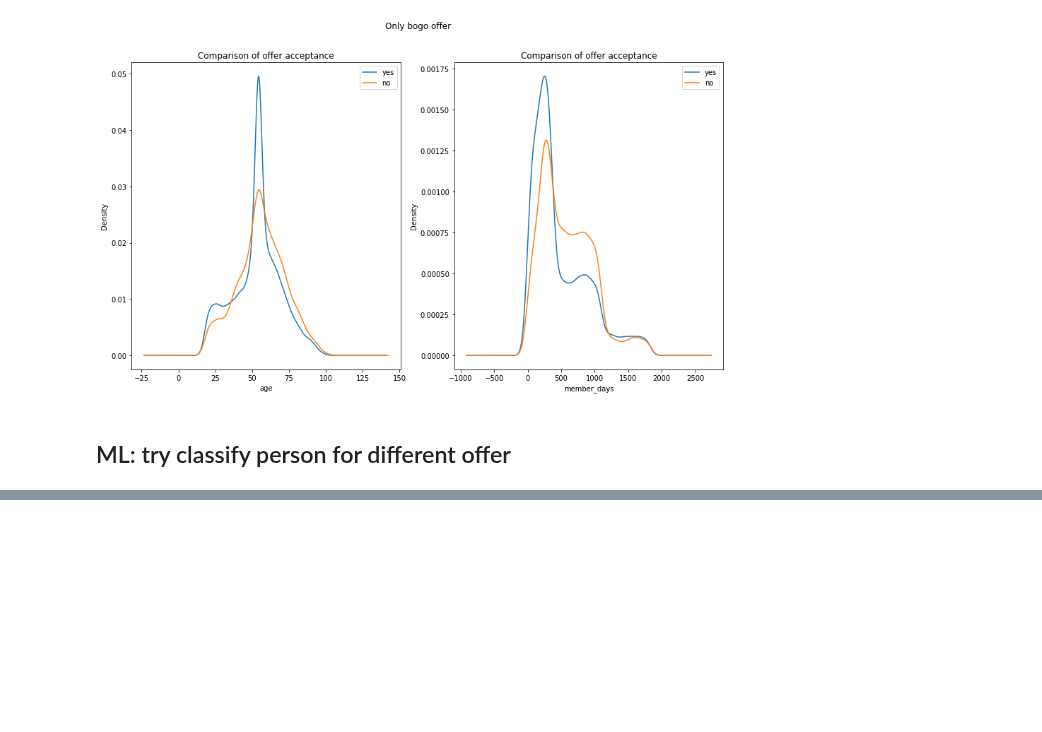
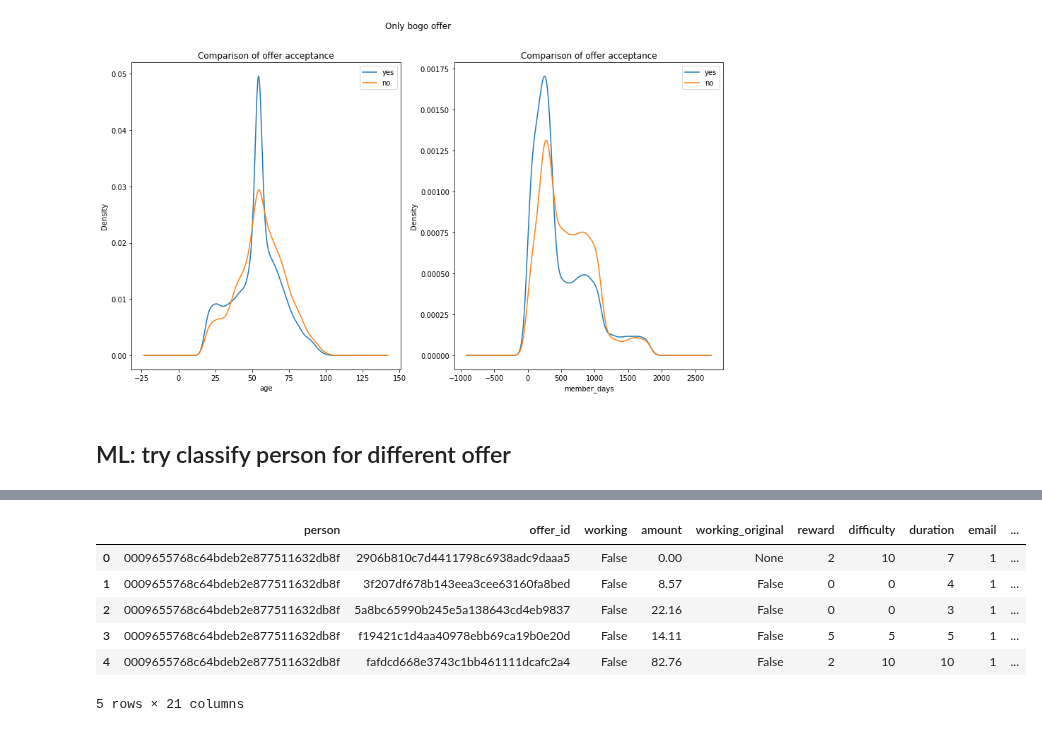
Before and after one commit to Sawy89/dsnd_starbucks_capstone, a Jupyter notebook: Starbucks_Capstone_notebook.ipynb, the cells around one changed output, grey strips where cells are left out. Saved outputs shown, nothing was run; the diff lists cells and outputs as text; code cells hidden in the pictures; blank space fills up the shorter version.

```diff
--- a/Starbucks_Capstone_notebook.ipynb
+++ b/Starbucks_Capstone_notebook.ipynb
@@ -547,0 +645,10 @@ The prediction performance is 68.72 - time spent: 0.55 seconds
+# %%
+offer_bool_all.loc[offer_bool_all.person=='0009655768c64bdeb2e877511632db8f']
+# %% [output]
+|  | person | offer_id | working | amount | working_original | reward | difficulty | duration | email | ... |
+| 0 | 0009655768c64bdeb2e877511632db8f | 2906b810c7d4411798c6938adc9daaa5 | False | 0.00 | None | 2 | 10 | 7 | 1 | ... |
+| 1 | 0009655768c64bdeb2e877511632db8f | 3f207df678b143eea3cee63160fa8bed | False | 8.57 | False | 0 | 0 | 4 | 1 | ... |
+| 2 | 0009655768c64bdeb2e877511632db8f | 5a8bc65990b245e5a138643cd4eb9837 | False | 22.16 | False | 0 | 0 | 3 | 1 | ... |
+| 3 | 0009655768c64bdeb2e877511632db8f | f19421c1d4aa40978ebb69ca19b0e20d | False | 14.11 | False | 5 | 5 | 5 | 1 | ... |
+| 4 | 0009655768c64bdeb2e877511632db8f | fafdcd668e3743c1bb461111dcafc2a4 | False | 82.76 | False | 2 | 10 | 10 | 1 | ... |
+5 rows × 21 columns
```
Also changed, not shown: parts of 12 cells of this notebook.
